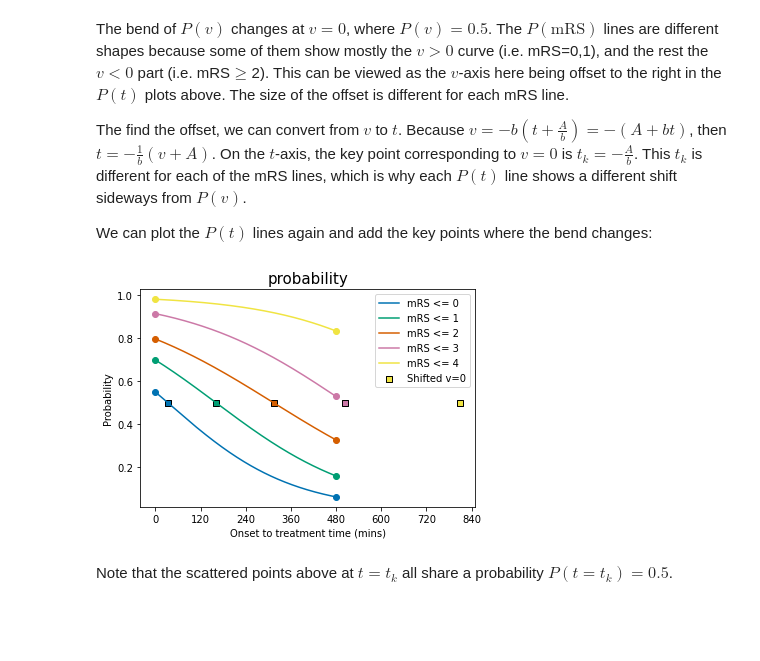
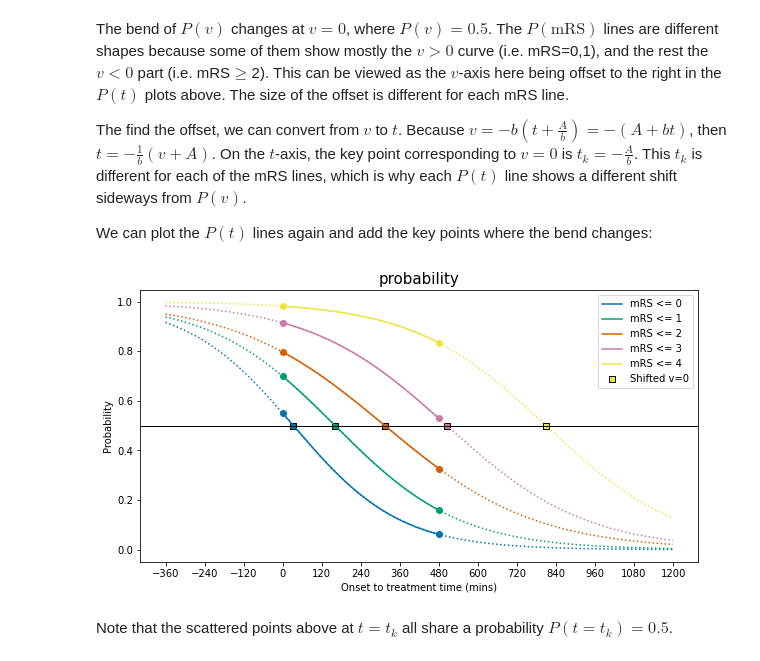
Before and after one commit to samuel-book/stroke_outcome, a Jupyter notebook: mRS_outcomes_maths.ipynb, the cells around one changed output. Drawn from its saved outputs; the diff is of its cells as text; code cells hidden in the pictures; blank space fills up the shorter version.

Commit message:
edit: maths notebook explains logistic curves in detail

```diff
--- a/mRS_outcomes_maths.ipynb
+++ b/mRS_outcomes_maths.ipynb
@@ -595,37 +595,47 @@ The find the offset, we can convert from $v$ to $t$. Because $v=-b(t+\frac{A}{b}
 We can plot the $P(t)$ lines again and add the key points where the bend changes:
 # %%
 t = np.arange(0,t_ne)
+t_long = np.arange(-6*60, t_ne+12*60)
 
 # Store the key times t_k in this list:
 tk_list = []
 
+# Use a wider figure than usual:
+plt.figure(figsize=(10,5))
 for i,A_i in enumerate(A):
     # Plot probability:
     p_i = np.exp(A_i + b[i]*t)/(1+np.exp(A_i + b[i]*t))
     l, = plt.plot(t, p_i, '-', label = f'mRS <= {i}')
     colour = l.get_color()
+
+    # Plot probability over the longer time range:
+    p_long = np.exp(A_i + b[i]*t_long)/(1+np.exp(A_i + b[i]*t_long))
+    plt.plot(t_long, p_long, '-', color=colour, linestyle=':')
 
     # Mark t=0 and t=t_ne data:
     plt.scatter(0,    mrs_prob_bins_t0_treatment[i], color=colour)
     plt.scatter(t_ne, mrs_prob_bins_no_treatment[i], color=colour)
 
     # Calculate the key time and store it:
     t_k = -A_i/b[i]
     tk_list.append(t_k)
     # Mark the key t=-A/b (v=0) point:
     label_tk = None if i<4 else 'Shifted v=0'
     plt.scatter(t_k, np.exp(A_i + b[i]*t_k)/(1+np.exp(A_i + b[i]*t_k)),
                 facecolor=colour, edgecolor='k', marker='s', label=label_tk)
 
+# Add a horizontal line at P=0.5:
+plt.axhline(0.5, lw=1, color='k')
+
 # The usual setup:
 plt.ylabel('Probability')
 plt.xlabel('Onset to treatment time (mins)')
-plt.xticks(np.arange(0,max(tk_list)+120,120))
+plt.xticks(np.arange(t_long[0],t_long[-1]+120,120))
 plt.legend(loc='best')
 plt.title('probability', fontsize=15)
 plt.show()
 # %% [output]
-[figure, old version]
+[figure, new version]
 # %% [markdown]
 Note that the scattered points above at $t=t_k$ all share a probability $P(t=t_k)=0.5$.
 # %%
```
Also changed, not shown: parts of 1 cell of this notebook.
